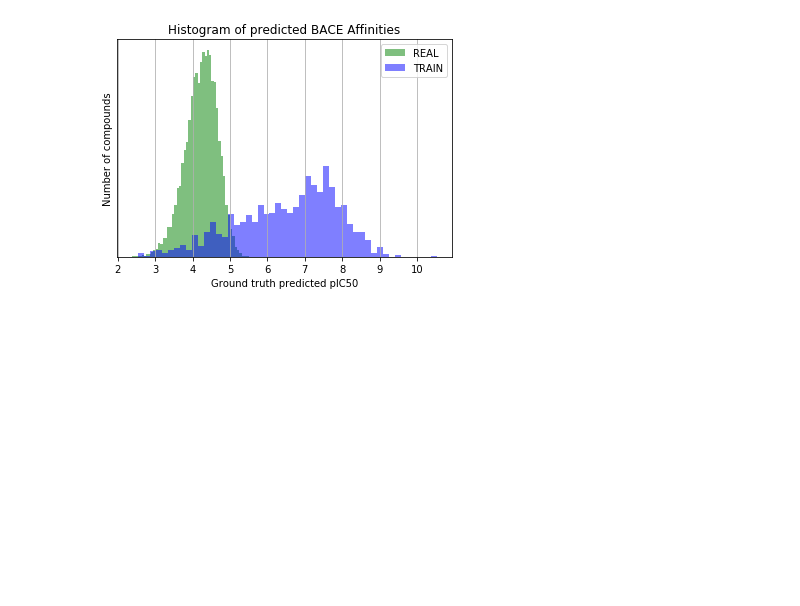
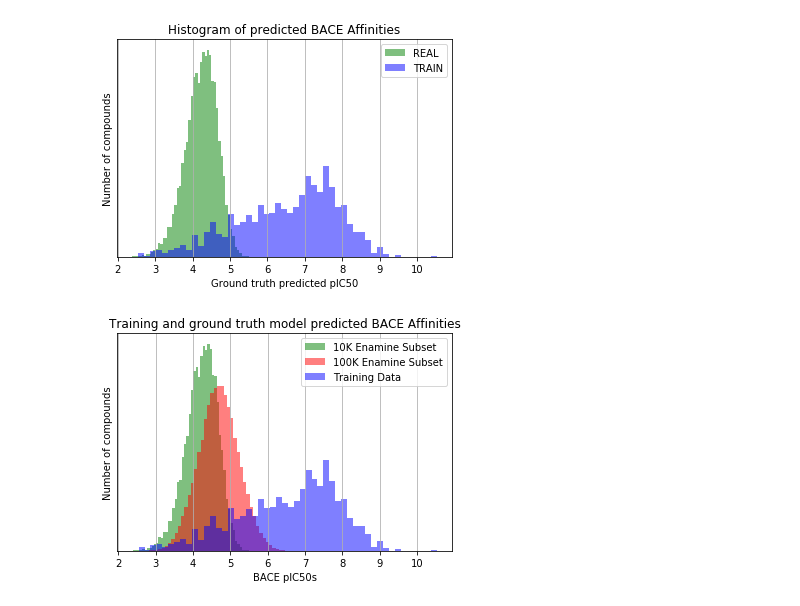
Before and after one commit to choderalab/autonomous-molecular-design, a Jupyter notebook: MolecularPropertyHistograms10K.ipynb, the cells around one changed output. Cells and saved outputs as stored; diff of their text form; code cells hidden in the pictures; blank space fills up the shorter version.

```diff
--- a/MolecularPropertyHistograms10K.ipynb
+++ b/MolecularPropertyHistograms10K.ipynb
@@ -73,3 +127,30 @@ plt.yticks([])
 plt.show()
 # %% [output]
 [figure]
+# %%
+###Display BACE histogram
+dataset_file= "./enamineSubset10KGroundTruth.csv"
+train_dataset_file= "./bace.csv"
+hundredK_file = "./enamineSubset100KGroundTruth.csv"
+
+dataset10 = load_from_disk(dataset_file)
+dataset100 = load_from_disk(hundredK_file)
+train_dataset = load_from_disk(train_dataset_file)
+
+baces10 = np.array(dataset10["bace"])
+baces100 = np.array(dataset100["bace"])
+pIC50s = np.array(train_dataset["pIC50"])
+
+plt.hist(baces10, 50, facecolor='green', alpha=0.5, label="10K Enamine Subset", density=True)
+plt.hist(baces100, 50, facecolor='red', alpha=0.5, label="100K Enamine Subset", density=True)
+plt.hist(pIC50s, 50, facecolor='blue', alpha=0.5, label="Training Data", density=True)
+
+plt.xlabel('BACE pIC50s')
+plt.ylabel('Number of compounds')
+plt.title(r'Training and ground truth model predicted BACE Affinities')
+plt.grid(True)
+plt.legend()
+plt.yticks([])
+plt.show()
+# %% [output]
+[figure, added]
```
Also changed, not shown: parts of 2 cells of this notebook, 4 other files.
